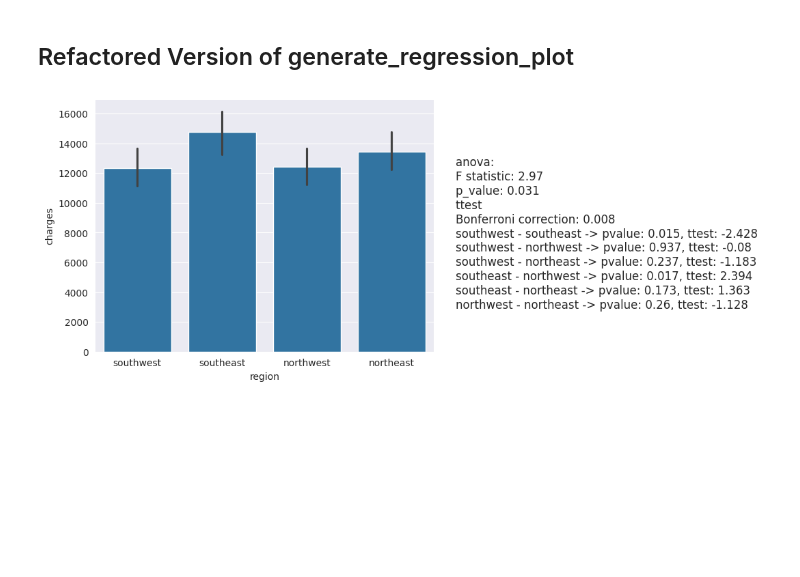
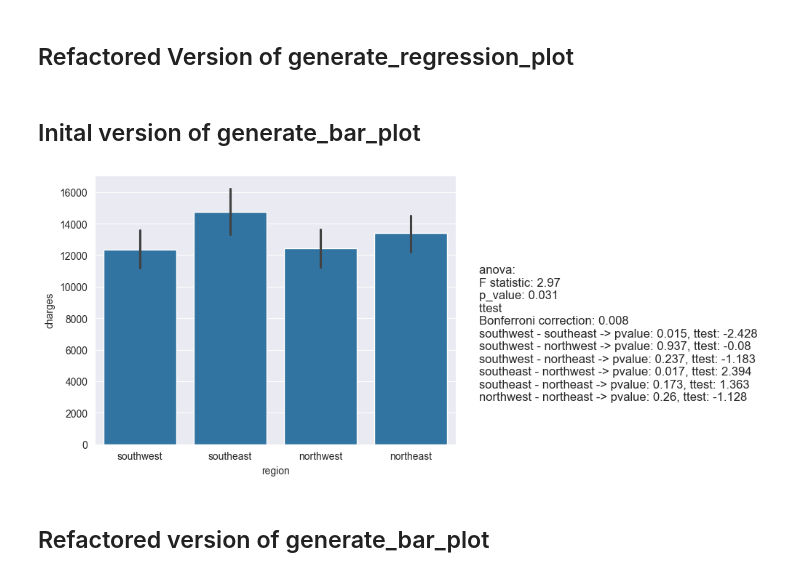
Before and after one commit to RodolfoPCruz/eda_toolkit, a Jupyter notebook: notebooks/bivariate_statistics.ipynb, the cells around one changed output. Drawn from its saved outputs; the diff is of its cells as text; code cells hidden in the pictures; blank space fills up the shorter version.

```diff
--- a/notebooks/bivariate_statistics.ipynb
+++ b/notebooks/bivariate_statistics.ipynb
@@ -319,24 +321,25 @@ def generate_regression_plot(df: pd.DataFrame, column_1: str, column_2: str, rou
     plt.show()
     plt.tight_layout()
     plt.show()
+# %% [markdown]
+## Inital version of generate_bar_plot
 # %%
-def criar_bar_plot(df: pd.DataFrame, numerical_feature: str, categorical_feature: str, round_to: int = 3, alpha = 0.05):
+def generate_bar_plot(df: pd.DataFrame, numerical_feature: str, categorical_feature: str, round_to: int = 3, alpha = 0.05):
     """
-    Cria um gráfico de barras entre uma feature numérica e uma categórica.
+    Plots a bar plot between a numerical and a categorical feature
 
-    Parâmetros:
-    df (pd.DataFrame): O DataFrame contendo os dados.
-    numeric_feature (str): Nome da feature numérica.
-    categorical_feature (str): Nome da feature categórica.
-    round_to (int): Número de casas decimais para arredondar os resultados do teste t.
-    alpha (float): novel e significância
+    Parameters:
+        df (pd.DataFrame): The input data.
+        numerical_feature (str): Column name for the X-axis.
+        categorical_feature (str): Column name for the Y-axis.
+        round_to (int): Decimal precision for statistical results.
 
-    Retorna:
-    None
+    Returns:
+        None
     """
     sns.barplot(data = df, x = categorical_feature, y = numerical_feature)
 
-    #ttest para o caso da feature categórica ter duas classes
+    #ttest in the case of binary categorical feature
     if df[categorical_feature].nunique() == 2:
         feature_category_1 = df[df[categorical_feature] == df[categorical_feature].unique()[0]][numerical_feature]
         feature_category_2 = df[df[categorical_feature] == df[categorical_feature].unique()[1]][numerical_feature]
@@ -349,7 +352,7 @@ def criar_bar_plot(df: pd.DataFrame, numerical_feature: str, categorical_feature
         text_str += f'p_value: {p_value} \n'
         plt.text(0.95, 0.2, text_str, fontsize = 12, transform = plt.gcf().transFigure)
 
-    #F test para o caso da feature categórica ter mais de duas classes
+    #F test in case of more than 2 classes
     else:
         groups_list = []
         for group in df[categorical_feature].unique():
@@ -358,10 +361,11 @@ def criar_bar_plot(df: pd.DataFrame, numerical_feature: str, categorical_feature
         f_stat = round(f_stat, round_to)
         p_value_f_test = round(p_value_f_test, round_to)
 
-        #Aplicar ttest para comparar pares de classes da feature categórica
-        pair_classes = list(combinations(df[categorical_feature].unique(), 2)) #pares de classes que serão comparadas com o teste t
+        #ttest for pair wise comparison
+        #pair of classes of a categorical feature
+        pair_classes = list(combinations(df[categorical_feature].unique(), 2))
         num_pairs = len(pair_classes)
-        bonferroni_correction = alpha / num_pairs #aplicação da correção de bonferroni para o nivel de sifgnificância estatítica
+        bonferroni_correction = alpha / num_pairs
         bonferroni_correction = round(bonferroni_correction, round_to)
         ttest_pair_results = []
         for pair in pair_classes:
@@ -387,6 +391,8 @@ def criar_bar_plot(df: pd.DataFrame, numerical_feature: str, categorical_feature
 
     plt.show()
 # %%
-criar_bar_plot(insurance, 'charges', 'region')
+generate_bar_plot(insurance, 'charges', 'region')
 # %% [output]
-[figure, old version]
+[figure, new version]
+# %% [markdown]
+## Refactored version of generate_bar_plot
```
Also changed, not shown: parts of 16 cells of this notebook, 5 other files.
